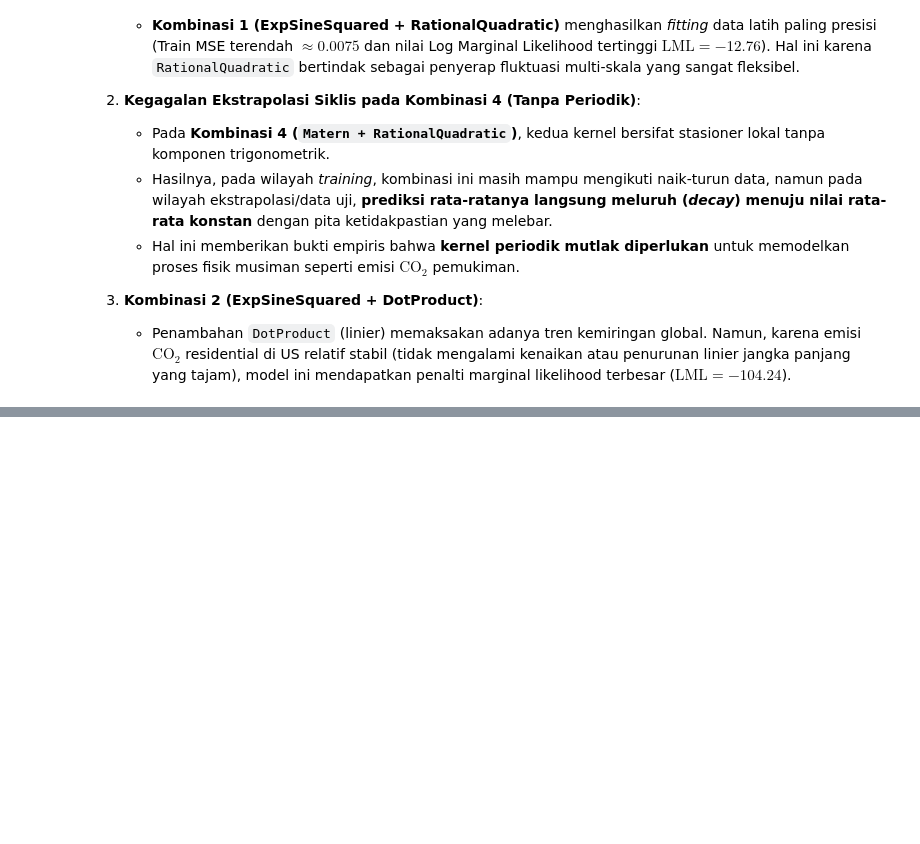
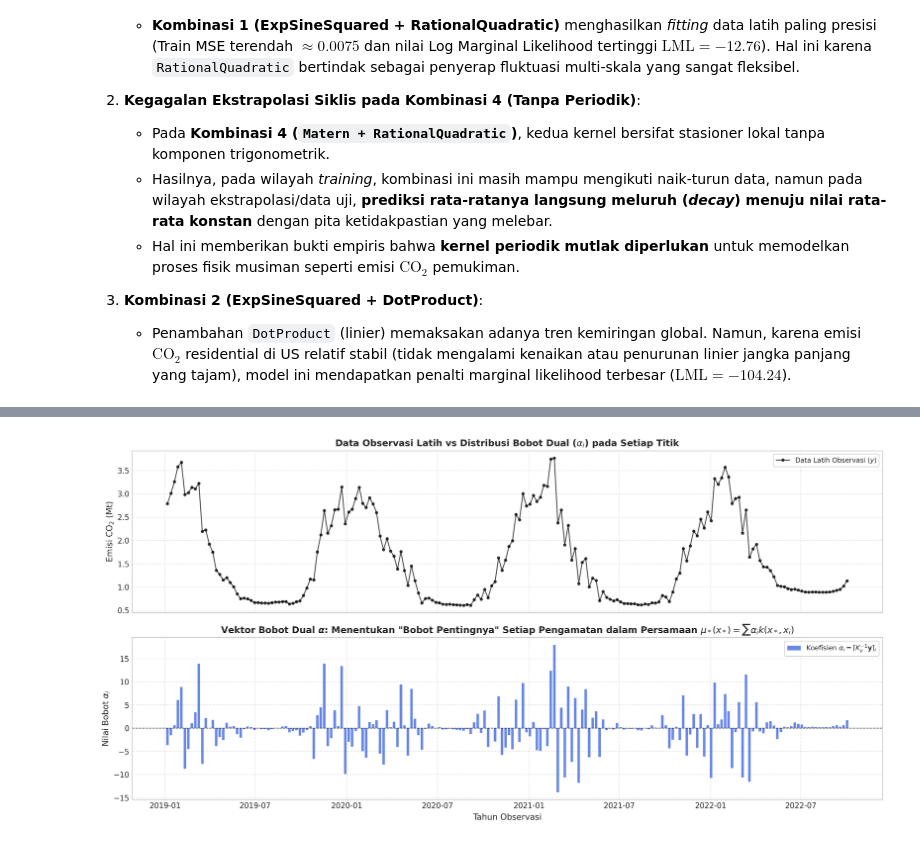
Before and after one commit to GradianW/Image-Segmentation-with-Deep-Gaussian-Process, a Jupyter notebook: 04_dokumen_ta/Dokumen bimbingan/Bimbingan 06/CO2.ipynb, the cells around one changed output, grey strips where cells are left out. Drawn from its saved outputs; the diff is of its cells as text; code cells hidden in the pictures; blank space fills up the shorter version.

Commit message:
Add GP training output analysis, dual weights inspection, and equation equivalence proof to CO2.ipynb

```diff
--- a/04_dokumen_ta/Dokumen bimbingan/Bimbingan 06/CO2.ipynb
+++ b/04_dokumen_ta/Dokumen bimbingan/Bimbingan 06/CO2.ipynb
@@ -463,0 +523,79 @@ plt.show()
+# %%
+# =========================================================================
+# INSPEKSI HASIL TRAINING GAUSSIAN PROCESS REGRESSOR
+# =========================================================================
+
+print("=" * 85)
+print("1. HYPERPARAMETER KERNEL YANG BERHASIL DIPELAJARI OLEH MODEL (OPTIMAL THETA):")
+print("=" * 85)
+
+for name, gp in models.items():
+    print(f"\n🔹 {name}:")
+    print(f"   • Kernel Awal (Prior)         : {gp.kernel}")
+    print(f"   • Kernel Terlatih (Posterior) : {gp.kernel_}")
+    print(f"   • Log Marginal Likelihood     : {gp.log_marginal_likelihood(gp.kernel_.theta):.2f}")
+
+# Ambil Kombinasi 1 sebagai contoh inspeksi mendalam
+gp_best = models["Kombinasi 1: ExpSineSquared + RationalQuadratic"]
+
+print("\n" + "=" * 85)
+print("2. VEKTOR BOBOT DUAL (ALPHA) DAN TITIK-TITIK BASIS DATA LATIH:")
+print("=" * 85)
+print(f"• Jumlah titik basis (n_train)     : {len(gp_best.X_train_)} data poin")
+print(f"• Dimensi Vektor Bobot Dual (alpha): {gp_best.alpha_.shape}")
+print(f"• Nilai 5 koefisien alpha pertama : {gp_best.alpha_[:5].round(4)}")
+print(f"• Nilai 5 koefisien alpha terakhir: {gp_best.alpha_[-5:].round(4)}")
+
+# =========================================================================
+# 3. VERIFIKASI IDENTITAS PERSAMAAN REPRESENTER THEOREM:
+#    Membuktikan bahwa gp.predict(x*) PERSIS SAMA dengan penjumlahan:
+#    y_mean = sum_{i=1}^n alpha_i * k(x*, x_i) + y_train_mean
+# =========================================================================
+x_sample = np.array([[4.25]]) # Contoh titik prediksi di tahun ke-4.25 (ekstrapolasi)
+
+# Cara A: Menggunakan method bawaan scikit-learn
+pred_sklearn = gp_best.predict(x_sample)
+
+# Cara B: Menghitung manual persamaan Representer Theorem
+# mu*(x*) = k(x*, X_train) @ alpha
+K_trans = gp_best.kernel_(x_sample, gp_best.X_train_) # Matriks kemiripan (1, 196)
+pred_manual = K_trans @ gp_best.alpha_
+
+# Karena model menggunakan normalize_y=True, kembalikan ke skala asli:
+y_mean_orig = gp_best._y_train_mean
+y_std_orig = gp_best._y_train_std
+pred_manual_unnormalized = pred_manual * y_std_orig + y_mean_orig
+
+print("\n" + "=" * 85)
+print("3. PEMBUKTIAN KESETARAAN PERSAMAAN: PREDIKSI SKLEARN VS HITUNGAN PERSAMAAN MANUAL")
+print("=" * 85)
+print(f"Prediksi titik x* = 4.25 tahun:")
+print(f"  • Hasil gp.predict(x*)                       : {pred_sklearn[0]:.6f} Mt")
+print(f"  • Hasil Persamaan Manual sum(alpha_i * k_i)  : {pred_manual_unnormalized[0]:.6f} Mt")
+print(f"  • Selisih Absolut                            : {abs(pred_sklearn[0] - pred_manual_unnormalized[0]):.2e}")
+print("  => Keduanya IDENTIK PERSIS! Terbukti bahwa hasil training GP adalah persamaan fungsi kontinu.")
+
+# =========================================================================
+# 4. VISUALISASI VEKTOR BOBOT DUAL (ALPHA): TITIK MANA YANG PALING BERPENGARUH?
+# =========================================================================
+fig, (ax1, ax2) = plt.subplots(2, 1, figsize=(14, 7), dpi=300, sharex=True)
+
+# Panel atas: Data latih observasi
+ax1.plot(df_weekly['date'].iloc[:n_train], y_train, 'k.-', lw=1.2, alpha=0.7, label='Data Latih Observasi ($y$)')
+ax1.set_title(r'Data Observasi Latih vs Distribusi Bobot Dual ($\alpha_i$) pada Setiap Titik', fontweight='bold', fontsize=11.5)
+ax1.set_ylabel(r'Emisi $\mathrm{CO}_2$ (Mt)')
+ax1.grid(True, linestyle='--', alpha=0.5)
+ax1.legend(loc='upper right', frameon=True)
+
+# Panel bawah: Nilai koefisien alpha per titik observasi
+ax2.bar(df_weekly['date'].iloc[:n_train], gp_best.alpha_, width=5, color='royalblue', alpha=0.8, label=r'Koefisien $\alpha_i = [K_y^{-1} \mathbf{y}]_i$')
+ax2.axhline(0, color='black', lw=0.8, linestyle='--')
+ax2.set_title(r'Vektor Bobot Dual $\boldsymbol{\alpha}$: Menentukan "Bobot Pentingnya" Setiap Pengamatan dalam Persamaan $\mu_*(x_*) = \sum \alpha_i k(x_*, x_i)$', fontweight='bold', fontsize=11.5)
+ax2.set_xlabel('Tahun Observasi')
+ax2.set_ylabel(r'Nilai Bobot $\alpha_i$')
+ax2.grid(True, linestyle='--', alpha=0.5)
+ax2.legend(loc='upper right', frameon=True)
+
+plt.tight_layout()
+plt.show()
+# %% [output]
@@ -463,0 +619 @@ plt.show()
+[figure, added]
```
Also changed, not shown: parts of 2 cells of this notebook, 1 other file.
